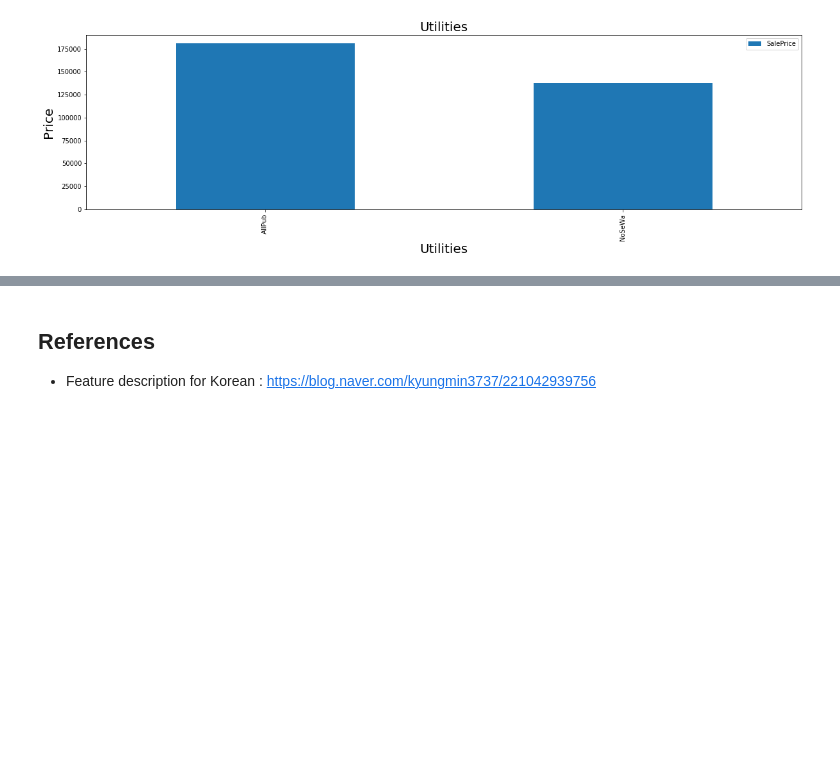
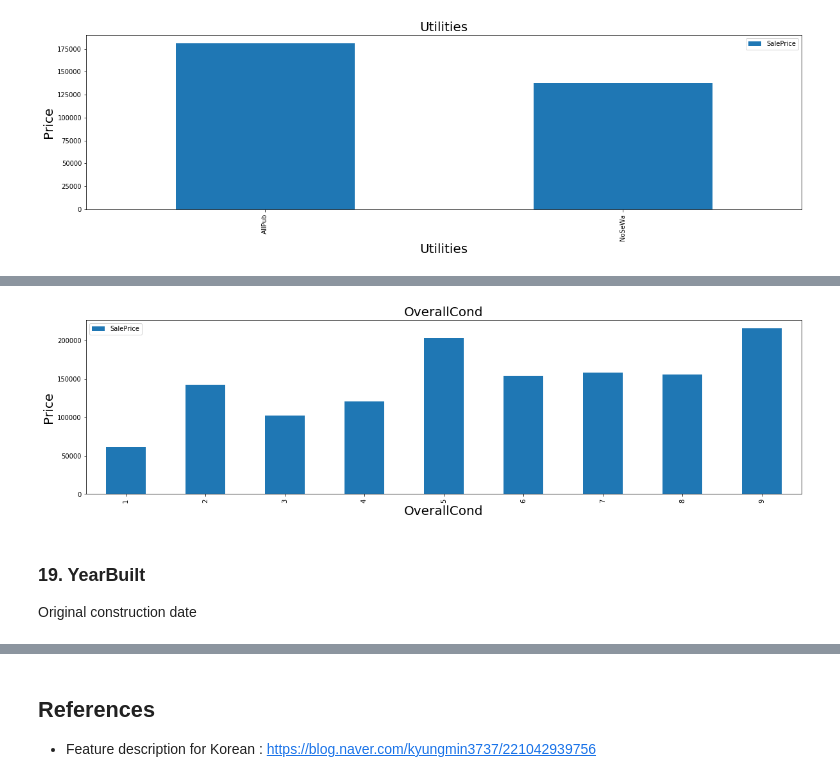
Before and after one commit to gjustin40/Kaggle, a Jupyter notebook: House-Prices/House_prices.ipynb, the cells around one changed output, grey strips where cells are left out. Cells and saved outputs as stored; diff of their text form; code cells hidden in the pictures; blank space fills up the shorter version.

```diff
--- a/House-Prices/House_prices.ipynb
+++ b/House-Prices/House_prices.ipynb
@@ -653,0 +1088,7 @@ chart_bar('Utilities')
+# %%
+chart_bar('OverallCond')
+# %% [output]
+[figure, added]
+# %% [markdown]
+### 19. YearBuilt
+Original construction date
```
Also changed, not shown: parts of 58 cells of this notebook.
